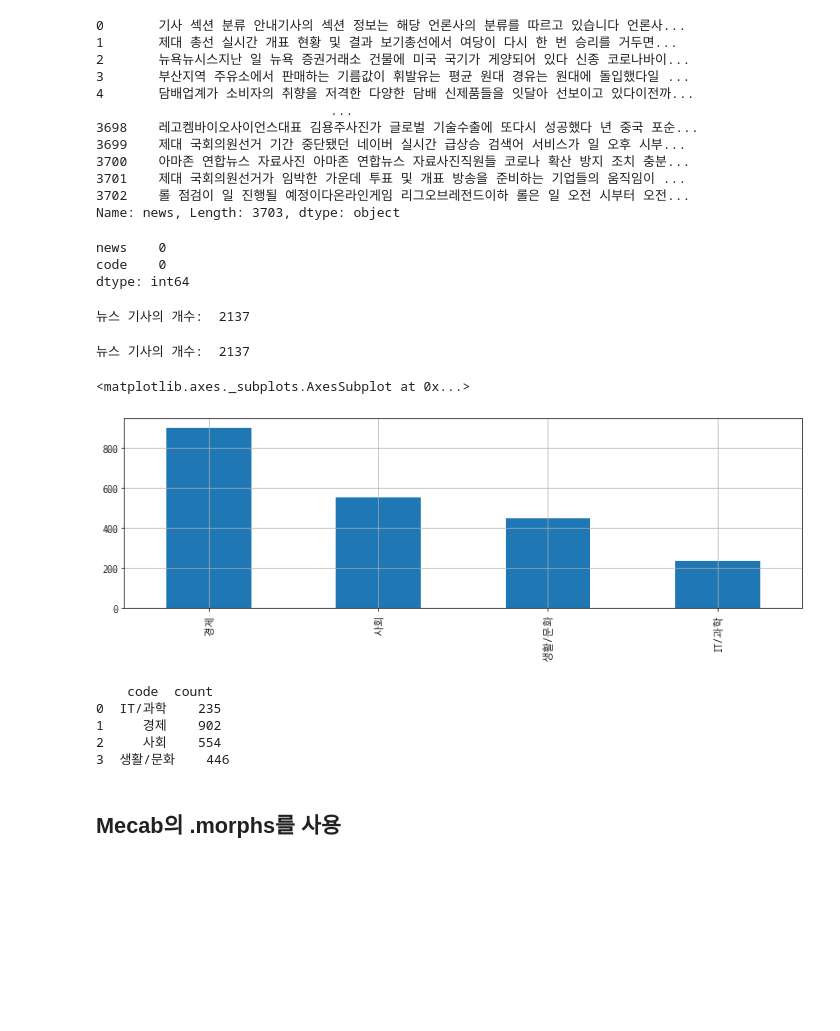
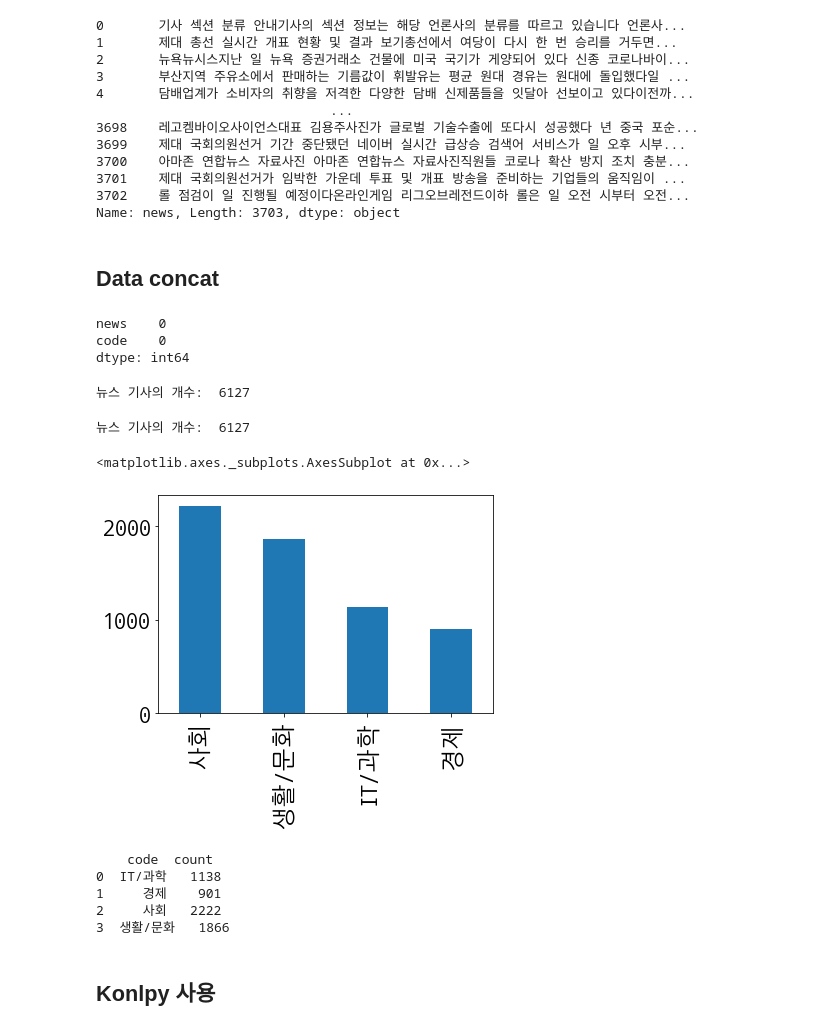
Before and after one commit to hyeonkimmm/AIFFEL_Study, a Jupyter notebook: e3_news_article_crawling_analysis/news_article_crawling_analysis.ipynb, the cells around one changed output. Saved outputs shown, nothing was run; the diff lists cells and outputs as text; code cells hidden in the pictures; blank space fills up the shorter version.

```diff
--- a/e3_news_article_crawling_analysis/news_article_crawling_analysis.ipynb
+++ b/e3_news_article_crawling_analysis/news_article_crawling_analysis.ipynb
@@ -393,4 +352,0 @@ df1.head()
-# %%
-df = pd.merge(df1,df2)
-print(df1)
-print(df2)
@@ -429,4 +376,8 @@ df2['news']
 3701    제대 국회의원선거가 임박한 가운데 투표 및 개표 방송을 준비하는 기업들의 움직임이 ...
 3702    롤 점검이 일 진행될 예정이다온라인게임 리그오브레전드이하 롤은 일 오전 시부터 오전...
 Name: news, Length: 3703, dtype: object
+# %% [markdown]
+## Data concat
+# %%
+df3 = pd.concat([df,df2])
 # %%
@@ -437,33 +388,33 @@ code    0
 dtype: int64
 # %%
 # 중복된 샘플들을 제거합니다.
-df2.drop_duplicates(subset=['news'], inplace=True)
+df3.drop_duplicates(subset=['news'], inplace=True)
 
-print('뉴스 기사의 개수: ',len(df2))
+print('뉴스 기사의 개수: ',len(df3))
 # %% [output]
-뉴스 기사의 개수:  2137
+뉴스 기사의 개수:  6127
 # %%
 # 중복 샘플 제거
-df2.drop_duplicates(subset=['news'], inplace=True)
+df3.drop_duplicates(subset=['news'], inplace=True)
 
-print('뉴스 기사의 개수: ',len(df2))
+print('뉴스 기사의 개수: ',len(df3))
 # %% [output]
-뉴스 기사의 개수:  2137
+뉴스 기사의 개수:  6127
 # %%
-df2['code'].value_counts().plot(kind = 'bar')
+df3['code'].value_counts().plot(kind = 'bar')
 # %% [output]
 <matplotlib.axes._subplots.AxesSubplot at 0x...>
-[figure, old version]
+[figure, new version]
 # %%
-print(df2.groupby('code').size().reset_index(name = 'count'))
+print(df3.groupby('code').size().reset_index(name = 'count'))
 # %% [output]
     code  count
-0  IT/과학    235
-1     경제    902
-2     사회    554
-3  생활/문화    446
+0  IT/과학   1138
+1     경제    901
+2     사회   2222
+3  생활/문화   1866
 # %% [markdown]
-## Mecab의 .morphs를 사용
+## Konlpy 사용
 # %%
 from konlpy.tag import *
 hannanum = Hannanum()
```
Also changed, not shown: parts of 47 cells of this notebook.
